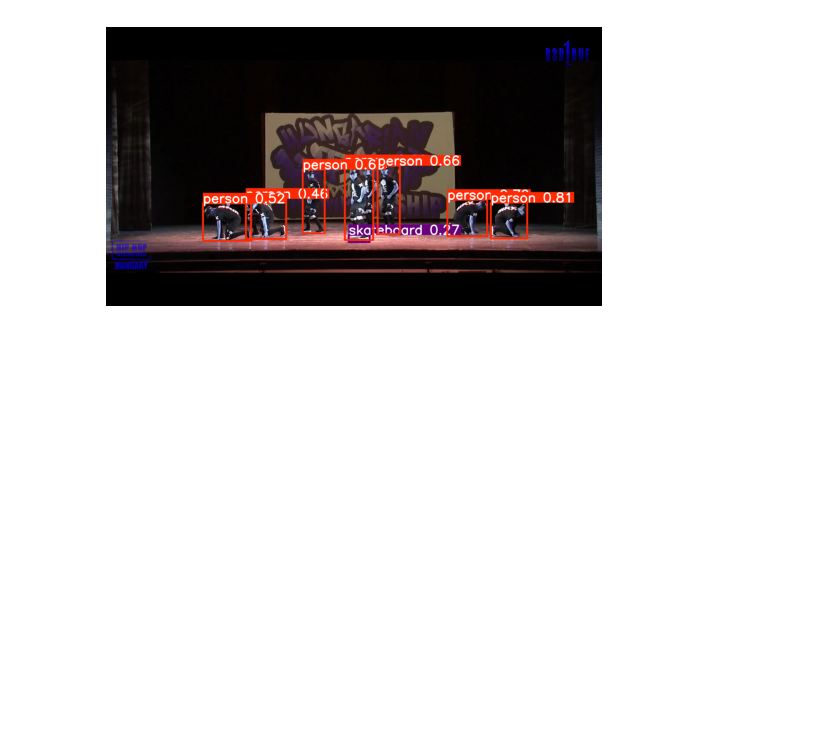
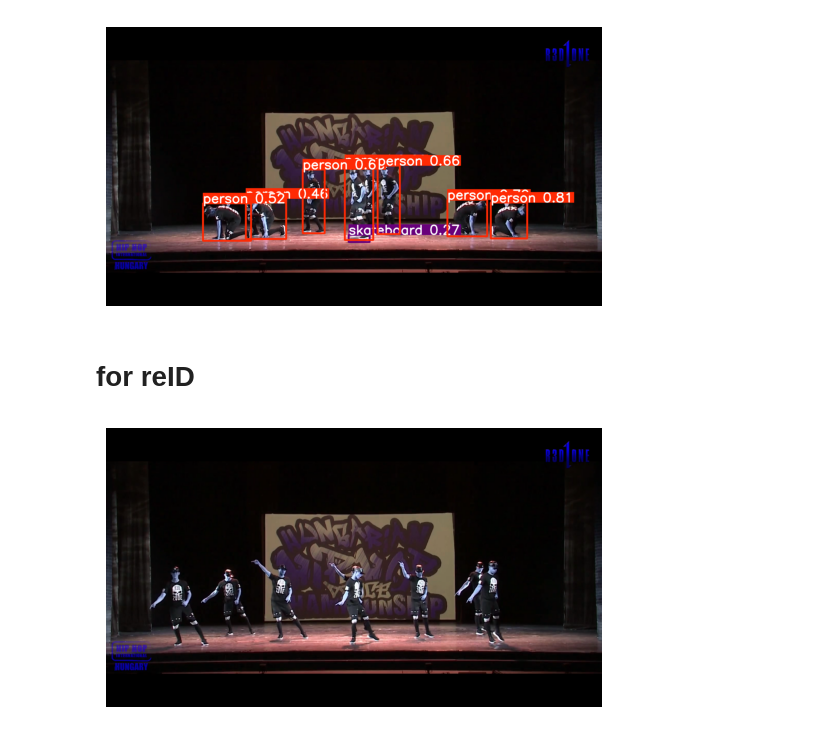
Before and after one commit to Ndphuong-17/diffusiontrack_MOT, a Jupyter notebook: Code/Dataset/test_data.ipynb, the cells around one changed output. Cells and saved outputs as stored; diff of their text form; code cells hidden in the pictures; blank space fills up the shorter version.

```diff
--- a/Code/Dataset/test_data.ipynb
+++ b/Code/Dataset/test_data.ipynb
@@ -132,3 +182,5 @@ plt.axis('off')  # Hide axes
 plt.show()
 # %% [output]
 [figure]
+# %% [markdown]
+# for reID
@@ -134,0 +256,9 @@ plt.show()
+# %%
+org_img = cv2.imread(frame_path)
+
+import matplotlib.pyplot as plt
+plt.imshow(org_img)
+plt.axis('off')  # Hide axes
+plt.show()
+# %% [output]
+[figure, added]
```
Also changed, not shown: parts of 9 cells of this notebook.
